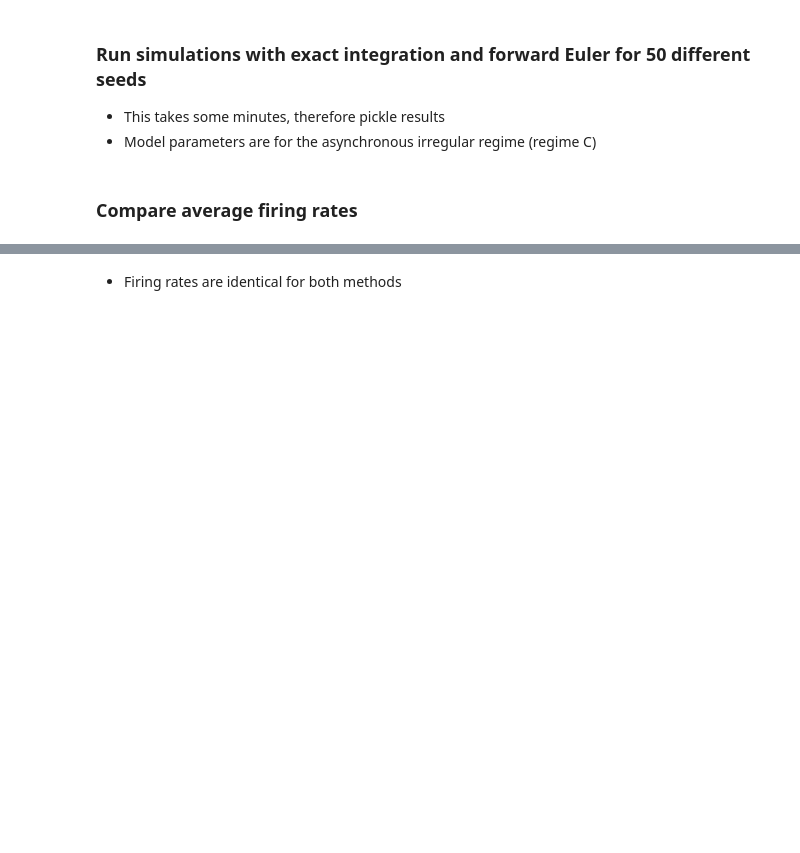
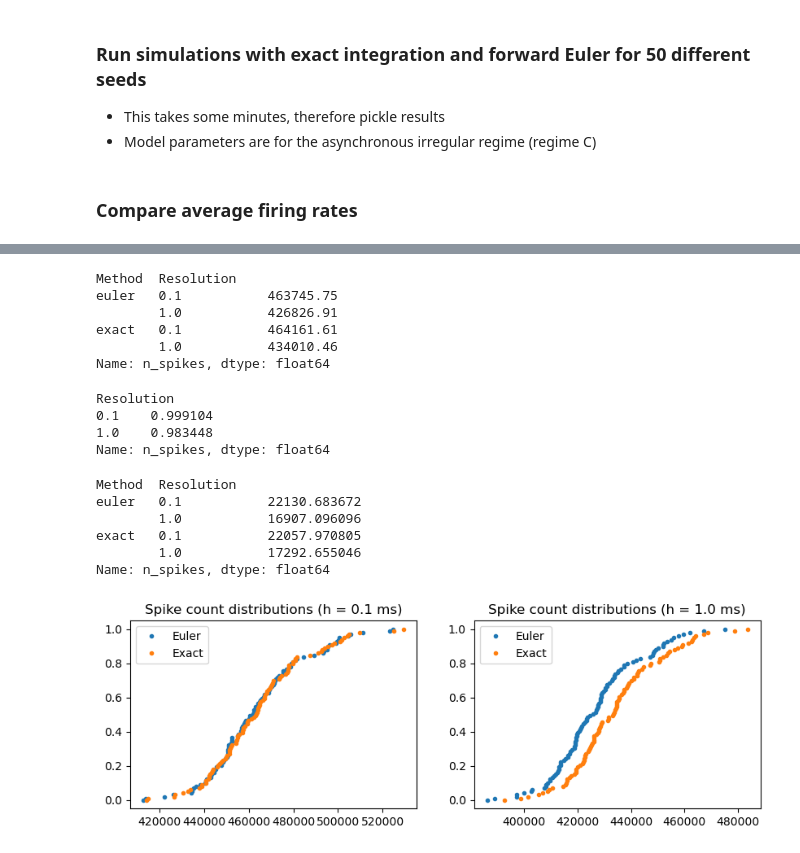
Before and after one commit to heplesser/comment_vieth_code, a Jupyter notebook: Plesser_CommentaryVieth_Supplement.ipynb, the cells around one changed output, grey strips where cells are left out. Drawn from its saved outputs; the diff is of its cells as text; code cells hidden in the pictures; blank space fills up the shorter version.

Commit message:
Explore behavior of Brunel network under different rules

```diff
--- a/Plesser_CommentaryVieth_Supplement.ipynb
+++ b/Plesser_CommentaryVieth_Supplement.ipynb
@@ -1087,14 +1088,17 @@ def sim(g, nu_ext_over_nu_thr, sim_time, method="exact"):
 if False:
     spike_counts = []
     for method in ["exact", "euler"]:
-        for k in range(50):
-            seed = 1234567 + 987654 * k
-            brian2.seed(seed)
-            spike_counts.append({'Method': method,
-                                 'Seed': seed,
-                                 'n_spikes': sim(g=5, nu_ext_over_nu_thr=2, sim_time=1000*ms, method=method)})
-    pickle.dump({'spike_counts': pd.DataFrame.from_records(spike_counts)}, open(Path('data') / 'brian2_brunel2000.pkl', 'wb'))
+        for resolution in [0.1*ms, 1*ms]:
+            for k in range(100):
+                seed = 1234567 + 987654 * k
+                brian2.seed(seed)
+                spike_counts.append({'Method': method,
+                                     'Seed': seed,
+                                     'Resolution': float(resolution) * 1000,
+                                     'n_spikes': sim(g=5, nu_ext_over_nu_thr=2, sim_time=1000*ms,
+                                                     resolution=resolution, method=method)})
+    pickle.dump({'spike_counts': pd.DataFrame.from_records(spike_counts)}, open(Path('data') / 'brian2_brunel2000_mr.pkl', 'wb'))
 
-spike_counts = pickle.load(open('data/brian2_brunel2000.pkl', 'rb'))['spike_counts']
+spike_counts = pickle.load(open('data/brian2_brunel2000_mr.pkl', 'rb'))['spike_counts']
 # %% [markdown]
 ### Compare average firing rates
@@ -1110,2 +1105,45 @@ Firing rate using Exact: 37.053 ± 1.706 sp/s
-# %% [markdown]
-- Firing rates are identical for both methods
+# %%
+msc = spike_counts.groupby(['Method', 'Resolution']).n_spikes.mean()
+msc
+# %% [output]
+Method  Resolution
+euler   0.1           463745.75
+        1.0           426826.91
+exact   0.1           464161.61
+        1.0           434010.46
+Name: n_spikes, dtype: float64
+# %%
+msc['euler']/msc['exact']
+# %% [output]
+Resolution
+0.1    0.999104
+1.0    0.983448
+Name: n_spikes, dtype: float64
+# %%
+spike_counts.groupby(['Method', 'Resolution']).n_spikes.std()
+# %% [output]
+Method  Resolution
+euler   0.1           22130.683672
+        1.0           16907.096096
+exact   0.1           22057.970805
+        1.0           17292.655046
+Name: n_spikes, dtype: float64
+# %%
+def sccdf(spike_counts, res):
+    eu1 = spike_counts.loc[(spike_counts.Method=='euler') & (spike_counts.Resolution==res), 'n_spikes'].values
+    ex1 = spike_counts.loc[(spike_counts.Method=='exact') & (spike_counts.Resolution==res), 'n_spikes'].values
+    eu1.sort()
+    ex1.sort()
+    y = np.linspace(0, 1, num=100)
+    plt.plot(eu1, y, '.', label='Euler');
+    plt.plot(ex1, y, '.', label='Exact');
+    plt.legend();
+    plt.title(f"Spike count distributions (h = {res:.1f} ms)")
+# %%
+plt.figure(figsize=(10, 3))
+plt.subplot(1, 2, 1);
+sccdf(spike_counts, res=0.1);
+plt.subplot(1, 2, 2);
+sccdf(spike_counts, res=1);
+# %% [output]
+[figure, added]
```
Also changed, not shown: parts of 3 cells of this notebook, 1 other file.
